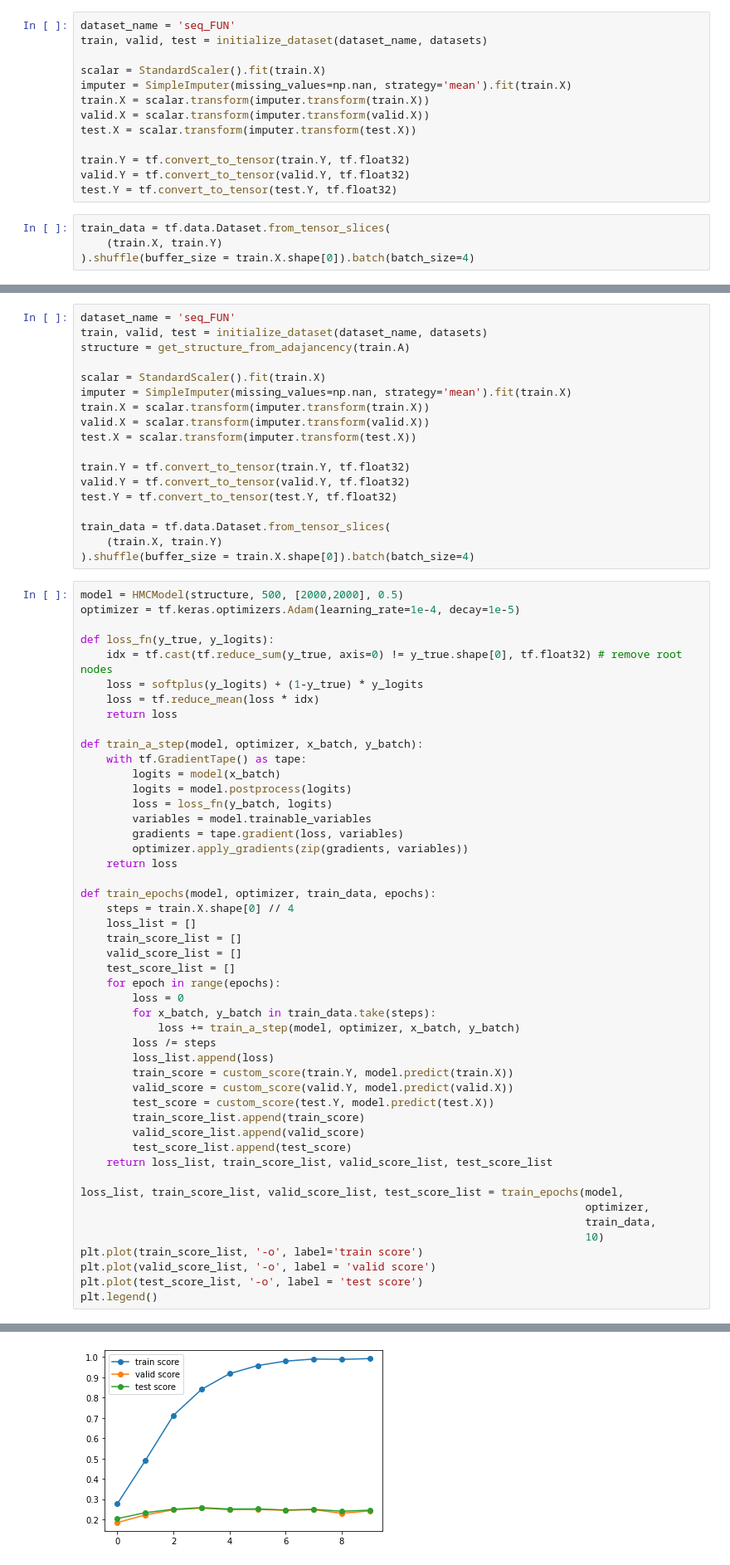
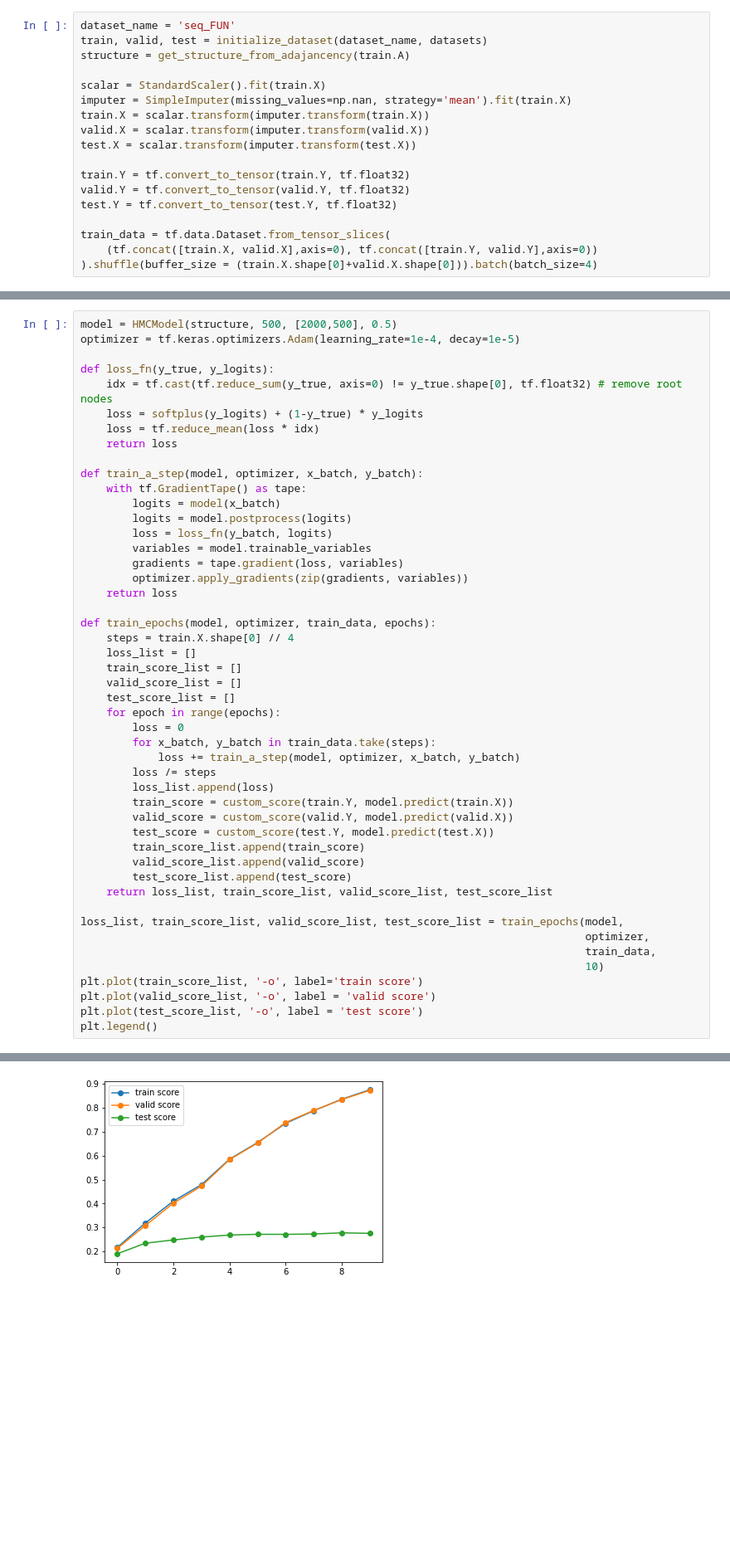
Before and after one commit to llcc402/chery_public, a Jupyter notebook: experiments_true_data.ipynb, the cells around one changed output, grey strips where cells are left out. Shown at 83% size. Cells and saved outputs as stored; diff of their text form; blank space fills up the shorter version.

```diff
--- a/experiments_true_data.ipynb
+++ b/experiments_true_data.ipynb
@@ -14,6 +31,7 @@ os.environ["KMP_DUPLICATE_LIB_OK"]="TRUE"
 # %%
 dataset_name = 'seq_FUN'
 train, valid, test = initialize_dataset(dataset_name, datasets)
+structure = get_structure_from_adajancency(train.A)
 
 scalar = StandardScaler().fit(train.X)
 imputer = SimpleImputer(missing_values=np.nan, strategy='mean').fit(train.X)
@@ -24,7 +42,7 @@ test.X = scalar.transform(imputer.transform(test.X))
 train.Y = tf.convert_to_tensor(train.Y, tf.float32)
 valid.Y = tf.convert_to_tensor(valid.Y, tf.float32)
 test.Y = tf.convert_to_tensor(test.Y, tf.float32)
+
+train_data = tf.data.Dataset.from_tensor_slices(
+    (tf.concat([train.X, valid.X],axis=0), tf.concat([train.Y, valid.Y],axis=0))
+).shuffle(buffer_size = (train.X.shape[0]+valid.X.shape[0])).batch(batch_size=4)
-# %%
-train_data = tf.data.Dataset.from_tensor_slices(
-    (train.X, train.Y)
-).shuffle(buffer_size = train.X.shape[0]).batch(batch_size=4)
@@ -40,25 +49,7 @@ def get_structure_from_adajancency(adajancency):
 # %% [markdown]
 # Traditional binary log loss without postprocessing
-# %%
-dataset_name = 'seq_FUN'
-train, valid, test = initialize_dataset(dataset_name, datasets)
-structure = get_structure_from_adajancency(train.A)
-
-scalar = StandardScaler().fit(train.X)
-imputer = SimpleImputer(missing_values=np.nan, strategy='mean').fit(train.X)
-train.X = scalar.transform(imputer.transform(train.X))
-valid.X = scalar.transform(imputer.transform(valid.X))
-test.X = scalar.transform(imputer.transform(test.X))
-
-train.Y = tf.convert_to_tensor(train.Y, tf.float32)
-valid.Y = tf.convert_to_tensor(valid.Y, tf.float32)
-test.Y = tf.convert_to_tensor(test.Y, tf.float32)
-
-train_data = tf.data.Dataset.from_tensor_slices(
-    (train.X, train.Y)
-).shuffle(buffer_size = train.X.shape[0]).batch(batch_size=4)
 # %%
-model = HMCModel(structure, 500, [2000,2000], 0.5)
+model = HMCModel(structure, 500, [2000,500], 0.5)
 optimizer = tf.keras.optimizers.Adam(learning_rate=1e-4, decay=1e-5)
 
 def loss_fn(y_true, y_logits):
@@ -80,34 +71,34 @@ def train_a_step(model, optimizer, x_batch, y_batch):
 def train_epochs(model, optimizer, train_data, epochs):
     steps = train.X.shape[0] // 4
     loss_list = []
     train_score_list = []
     valid_score_list = []
     test_score_list = []
     for epoch in range(epochs):
         loss = 0
         for x_batch, y_batch in train_data.take(steps):
             loss += train_a_step(model, optimizer, x_batch, y_batch)
         loss /= steps
         loss_list.append(loss)
         train_score = custom_score(train.Y, model.predict(train.X))
         valid_score = custom_score(valid.Y, model.predict(valid.X))
         test_score = custom_score(test.Y, model.predict(test.X))
         train_score_list.append(train_score)
         valid_score_list.append(valid_score)
         test_score_list.append(test_score)
     return loss_list, train_score_list, valid_score_list, test_score_list
 
 loss_list, train_score_list, valid_score_list, test_score_list = train_epochs(model,
                                                                               optimizer,
                                                                               train_data,
                                                                               10)
 plt.plot(train_score_list, '-o', label='train score')
 plt.plot(valid_score_list, '-o', label = 'valid score')
 plt.plot(test_score_list, '-o', label = 'test score')
 plt.legend()
 # %% [output]
 <matplotlib.legend.Legend at 0x...>
-[figure, old version]
+[figure, new version]
 # %%
 test_score_list
 # %% [output]
```
Also changed, not shown: parts of 8 cells of this notebook, 1 other file.
